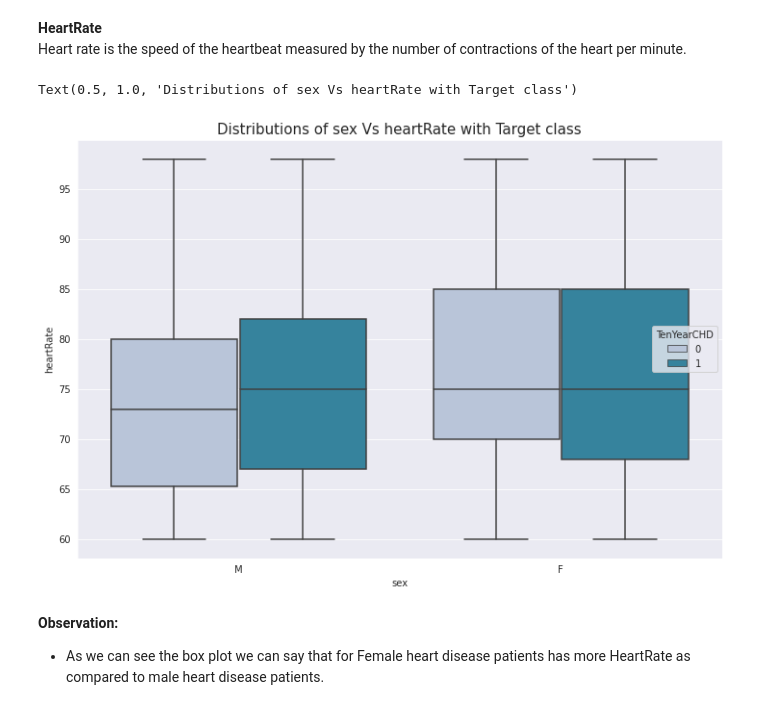
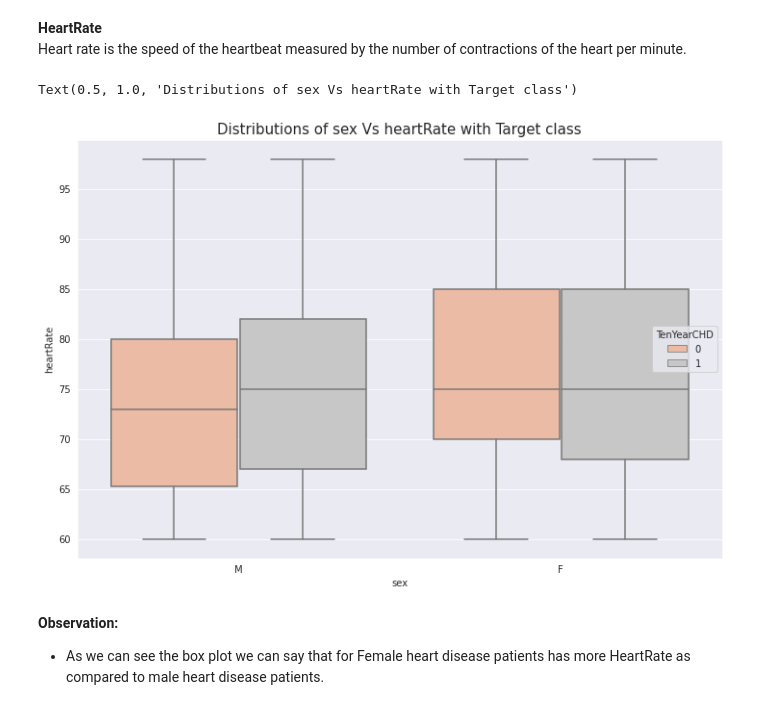
Before and after one commit to jayu071/Cardiovascular_Risk_Prediction_JN, a Jupyter notebook: Cardiovascular_Risk_Prediction_JN.ipynb, the cells around one changed output. Cells and saved outputs as stored; diff of their text form; code cells hidden in the pictures.

```diff
--- a/Cardiovascular_Risk_Prediction_JN.ipynb
+++ b/Cardiovascular_Risk_Prediction_JN.ipynb
@@ -497,11 +497,11 @@ Heart rate is the speed of the heartbeat measured by the number of contractions
 # %%
 #ploting the boxplot between sex variable and totChol variable with target class
 plt.figure(figsize=(12,8))
-sns.boxplot(data=cardiovascular_risk,x="sex", y='heartRate',hue="TenYearCHD",palette = 'PuBuGn')
+sns.boxplot(data=cardiovascular_risk,x="sex", y='heartRate',hue="TenYearCHD",palette = 'RdGy')
 plt.title("Distributions of sex Vs heartRate with Target class",fontsize=15)
 # %% [output]
 Text(0.5, 1.0, 'Distributions of sex Vs heartRate with Target class')
-[figure, old version]
+[figure, new version]
 # %% [markdown]
 **Observation:**
 * As we can see the box plot we can say that for Female heart disease patients has more HeartRate as compared to male heart disease patients.
```
Also changed, not shown: parts of 7 cells of this notebook.
